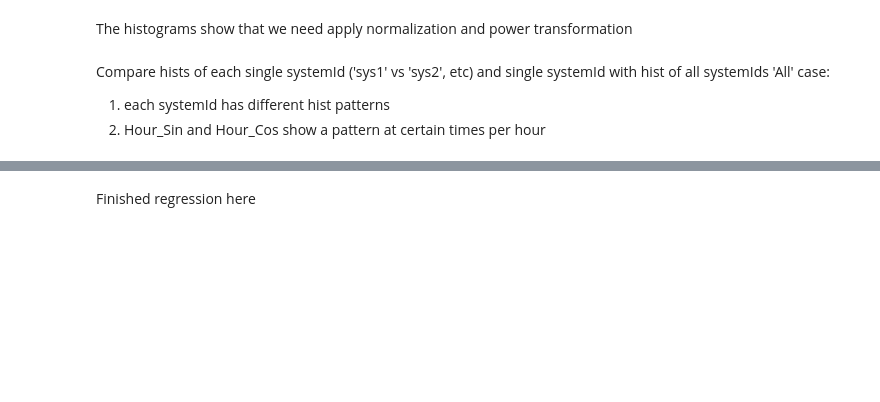
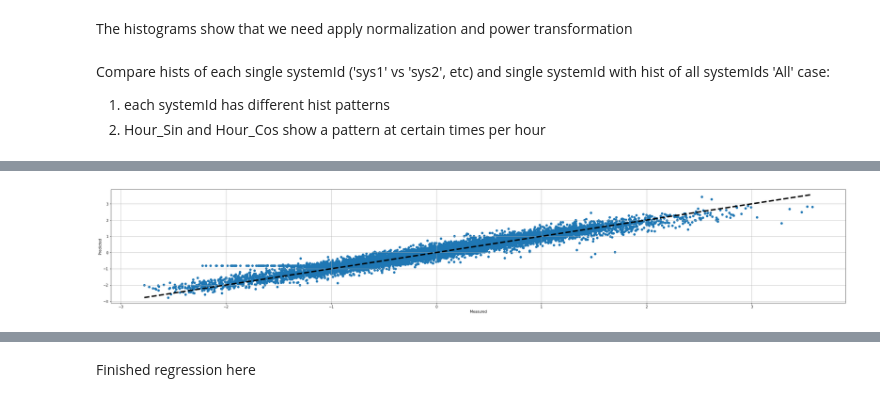
Before and after one commit to FrankGangWang/AppliedML_Python_Coursera, a Jupyter notebook: Final_Interview_for_DataScience_2.ipynb, the cells around one changed output, grey strips where cells are left out. Cells and saved outputs as stored; diff of their text form; code cells hidden in the pictures; blank space fills up the shorter version.

```diff
--- a/Final_Interview_for_DataScience_2.ipynb
+++ b/Final_Interview_for_DataScience_2.ipynb
@@ -539,0 +492,55 @@ predicted.shape
+# %%
+NUM_SPLITS = 5
+NUM_EPOCHS = 2
+BATCH_SIZE = 10
+
+# Regression
+from keras.models import Sequential
+from keras.layers import Dense
+from keras.wrappers.scikit_learn import KerasRegressor
+from sklearn.model_selection import cross_val_score
+from sklearn.model_selection import KFold
+from sklearn.pipeline import Pipeline
+
+X = data[:, X_FIRST_INDEX_DATA:]
+Y = data[:, Y_INDEX_DATA]
+
+# define base model
+def baseline_model():
+	# create model
+	model = Sequential()
+	model.add(Dense(18, input_dim=X.shape[1], kernel_initializer='normal', activation='relu'))
+	model.add(Dense(8, kernel_initializer='normal', activation='relu'))
+	model.add(Dense(8, kernel_initializer='normal', activation='relu'))
+	model.add(Dense(1, kernel_initializer='normal'))
+	# Compile model
+	model.compile(loss='mean_squared_error', optimizer='adam')
+	return model
+
+# Step: evaluate model with standardized dataset
+estimators = []
+estimators.append(('mlp', KerasRegressor(build_fn=baseline_model, epochs=NUM_EPOCHS, batch_size=BATCH_SIZE, verbose=1)))
+pipeline = Pipeline(estimators)
+
+kfold = KFold(n_splits = NUM_SPLITS) # shuffle=False
+#results = cross_val_score(pipeline, X, Y, cv=kfold)
+print(f'X shape={X.shape}, Y shape = {Y.shape}')
+results = cross_val_score(pipeline, X, Y, cv=kfold)
+print("Standardized: %.2f (%.2f) MSE" % (results.mean(), results.std()))
+print(results)
+
+from sklearn.model_selection import cross_val_predict
+# TRY this also
+#from sklearn import linear_model
+
+# cross_val_predict returns an array of the same size as `y` where each entry
+# is a prediction obtained by cross validation:
+predicted = cross_val_predict(pipeline, X, Y, cv=kfold)
+fig, ax = plt.subplots()
+ax.scatter(Y, predicted)
+ax.plot([Y.min(), Y.max()], [Y.min(), Y.max()], 'k--', lw=4)
+ax.set_xlabel('Measured')
+ax.set_ylabel('Predicted')
+ax.grid()
+plt.show()
+# %% [output]
@@ -539,0 +564 @@ predicted.shape
+[figure, added]
```
Also changed, not shown: parts of 88 cells of this notebook.
